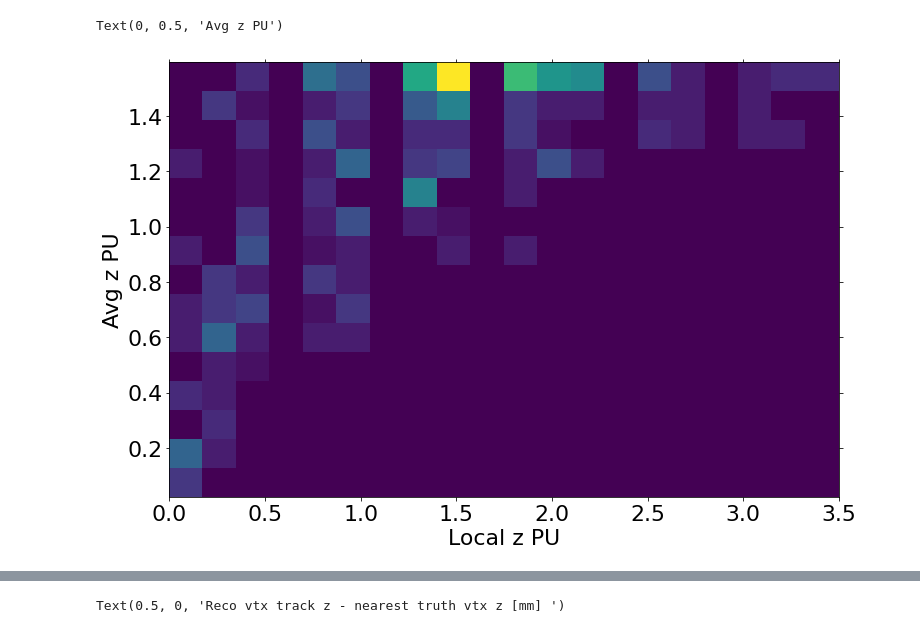
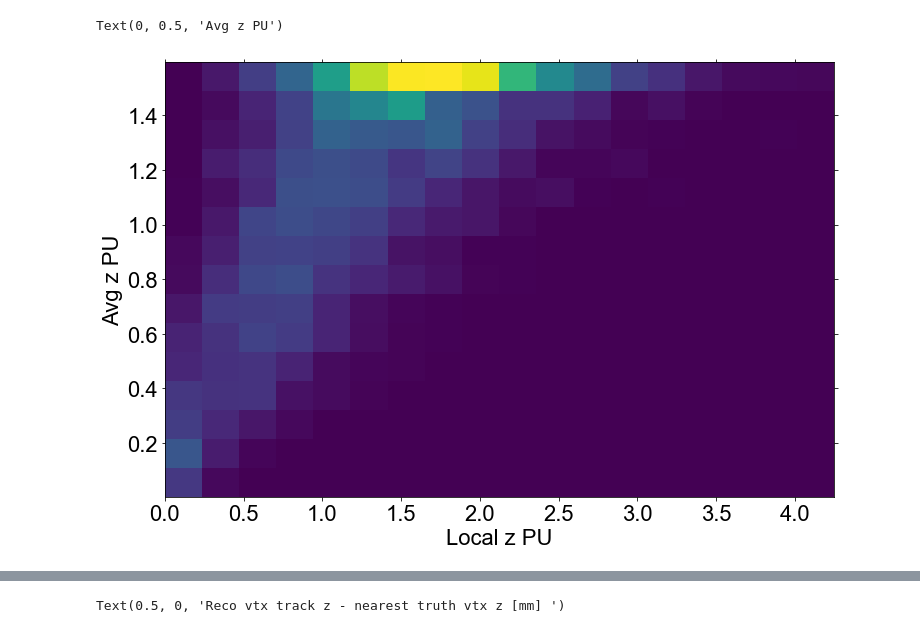
Before and after one commit to ttlindkvist/4DTracking, a Jupyter notebook: pileup_z.ipynb, the cells around one changed output, grey strips where cells are left out. Saved outputs shown, nothing was run; the diff lists cells and outputs as text; code cells hidden in the pictures.

```diff
--- a/pileup_z.ipynb
+++ b/pileup_z.ipynb
@@ -26,7 +26,7 @@ def computeAvgPUDensity(all_events_vertex_xs, mu=200, sigma_x=50):
     return avgPUdensity
 # %%
 # files = ['ntuples_condor/OutDir_{}/hist-Rel21sample.root'.format(i) for i in range(1, 10)]
-files = ['../ntuples/ttbar/hist-Rel21sample.root']
+files = ['../ntuples/ttbar/OutDir_{}/hist-Rel21sample.root'.format(i) for i in range(3, 12)]
 track_t = np.array([], dtype='object')
 track_z0 = np.array([], dtype='object')
 track_z0_var = np.array([], dtype='object')
@@ -166,10 +168,10 @@ fig.tight_layout()
 # %%
-_  = plt.hist2d(truth_localzPU, truth_avgzPU, bins=(20, 15))
+_  = plt.hist2d(truth_localzPU, truth_avgzPU, bins=(18, 15))
 plt.xlabel('Local z PU')
 plt.ylabel('Avg z PU')
 # %% [output]
 Text(0, 0.5, 'Avg z PU')
-[figure, old version]
+[figure, new version]
 # %%
 fig, (ax1, ax2) = plt.subplots(1, 2)
 fig.set_size_inches(20, 8)
```
Also changed, not shown: parts of 11 cells of this notebook, 1 other file.
